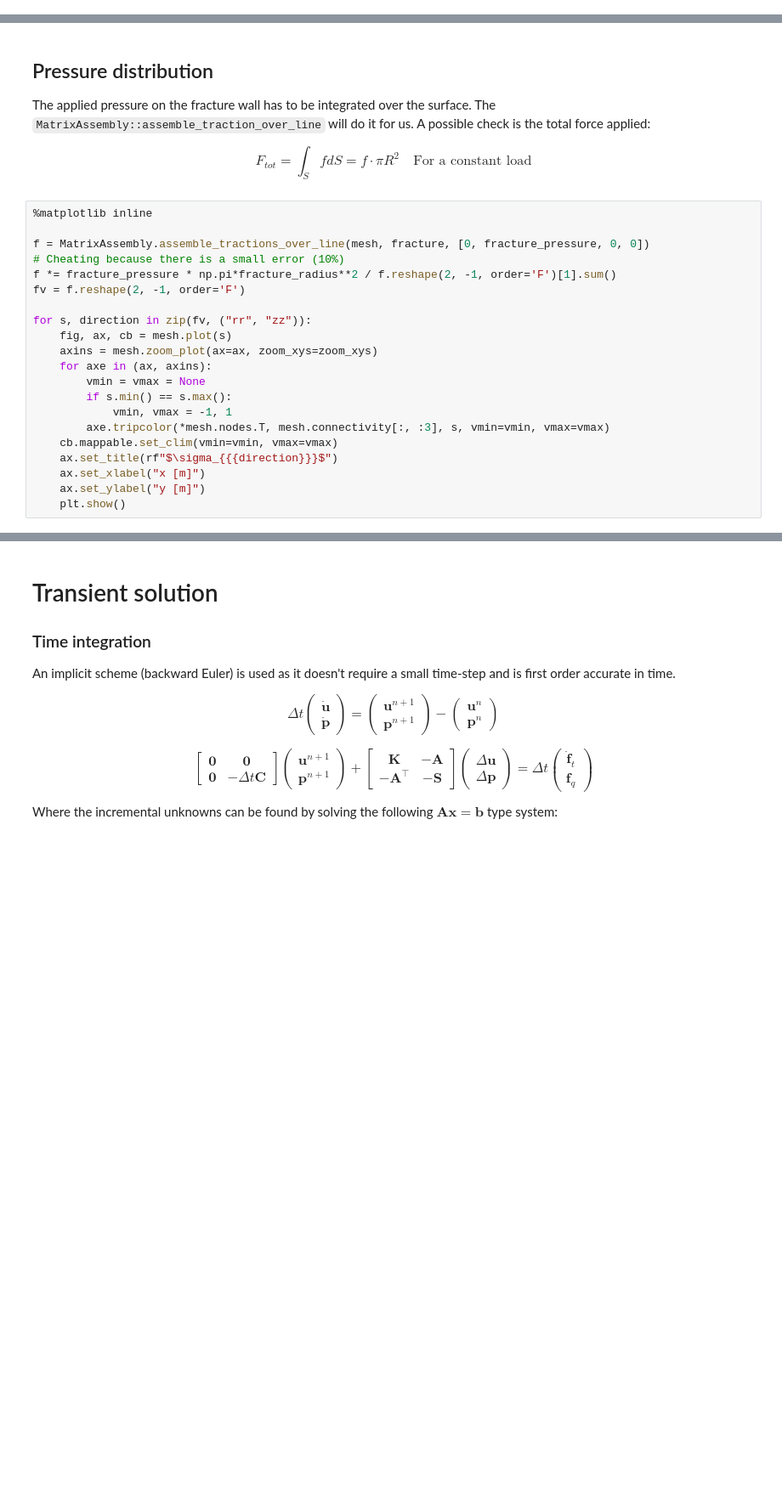
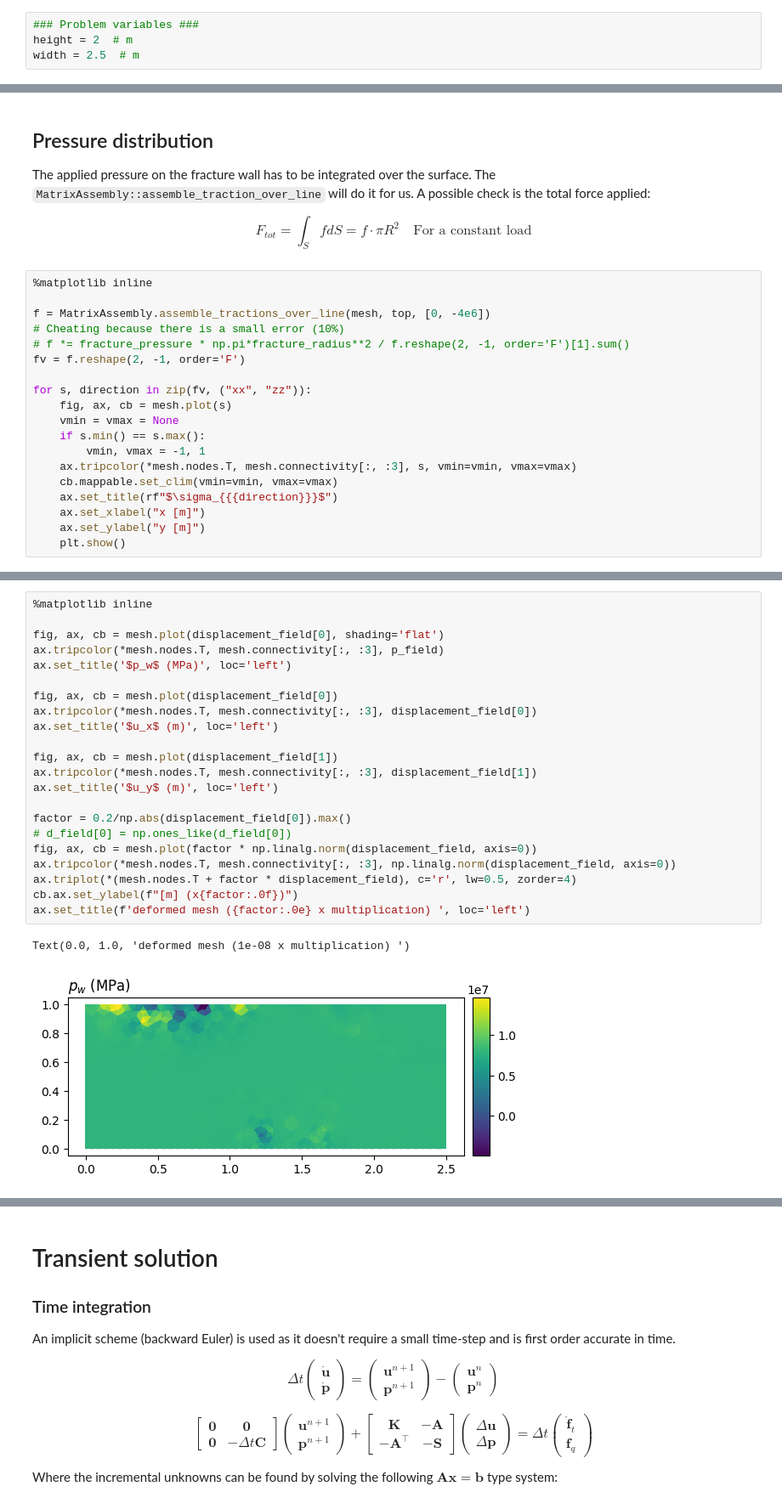
Before and after one commit to giboul/FricFrac, a Jupyter notebook: CompGeoMech/main.ipynb, the cells around one changed output, grey strips where cells are left out. Shown at 85% size. Drawn from its saved outputs; the diff is of its cells as text; blank space fills up the shorter version.

```diff
--- a/CompGeoMech/main.ipynb
+++ b/CompGeoMech/main.ipynb
@@ -50,3 +40,7 @@ time = np.logspace(-5, 30, num=3)
+# %%
+### Problem variables ###
+height = 2  # m
+width = 2.5  # m
 # %% [markdown]
 ## Material properties
 
@@ -227,19 +164,17 @@ $$ F_{tot} = \int_S f dS = f\cdot\pi R^2\quad \text{For a constant load} $$
 # %%
 %matplotlib inline
 
-f = MatrixAssembly.assemble_tractions_over_line(mesh, fracture, [0, fracture_pressure, 0, 0])
+f = MatrixAssembly.assemble_tractions_over_line(mesh, top, [0, -4e6])
 # Cheating because there is a small error (10%)
-f *= fracture_pressure * np.pi*fracture_radius**2 / f.reshape(2, -1, order='F')[1].sum()
+# f *= fracture_pressure * np.pi*fracture_radius**2 / f.reshape(2, -1, order='F')[1].sum()
 fv = f.reshape(2, -1, order='F')
 
-for s, direction in zip(fv, ("rr", "zz")):
+for s, direction in zip(fv, ("xx", "zz")):
     fig, ax, cb = mesh.plot(s)
-    axins = mesh.zoom_plot(ax=ax, zoom_xys=zoom_xys)
-    for axe in (ax, axins):
-        vmin = vmax = None
-        if s.min() == s.max():
-            vmin, vmax = -1, 1
-        axe.tripcolor(*mesh.nodes.T, mesh.connectivity[:, :3], s, vmin=vmin, vmax=vmax)
+    vmin = vmax = None
+    if s.min() == s.max():
+        vmin, vmax = -1, 1
+    ax.tripcolor(*mesh.nodes.T, mesh.connectivity[:, :3], s, vmin=vmin, vmax=vmax)
     cb.mappable.set_clim(vmin=vmin, vmax=vmax)
     ax.set_title(rf"$\sigma_{{{direction}}}$")
     ax.set_xlabel("x [m]")
@@ -247,0 +208,25 @@ for s, direction in zip(fv, ("rr", "zz")):
+# %%
+%matplotlib inline
+
+fig, ax, cb = mesh.plot(displacement_field[0], shading='flat')
+ax.tripcolor(*mesh.nodes.T, mesh.connectivity[:, :3], p_field)
+ax.set_title('$p_w$ (MPa)', loc='left')
+
+fig, ax, cb = mesh.plot(displacement_field[0])
+ax.tripcolor(*mesh.nodes.T, mesh.connectivity[:, :3], displacement_field[0])
+ax.set_title('$u_x$ (m)', loc='left')
+
+fig, ax, cb = mesh.plot(displacement_field[1])
+ax.tripcolor(*mesh.nodes.T, mesh.connectivity[:, :3], displacement_field[1])
+ax.set_title('$u_y$ (m)', loc='left')
+
+factor = 0.2/np.abs(displacement_field[0]).max()
+# d_field[0] = np.ones_like(d_field[0])
+fig, ax, cb = mesh.plot(factor * np.linalg.norm(displacement_field, axis=0))
+ax.tripcolor(*mesh.nodes.T, mesh.connectivity[:, :3], np.linalg.norm(displacement_field, axis=0))
+ax.triplot(*(mesh.nodes.T + factor * displacement_field), c='r', lw=0.5, zorder=4)
+cb.ax.set_ylabel(f"[m] (x{factor:.0f})")
+ax.set_title(f'deformed mesh ({factor:.0e} x multiplication) ', loc='left')
+# %% [output]
+Text(0.0, 1.0, 'deformed mesh (1e-08 x multiplication) ')
+[figure, added]
```
Also changed, not shown: parts of 8 cells of this notebook, 4 other files.
